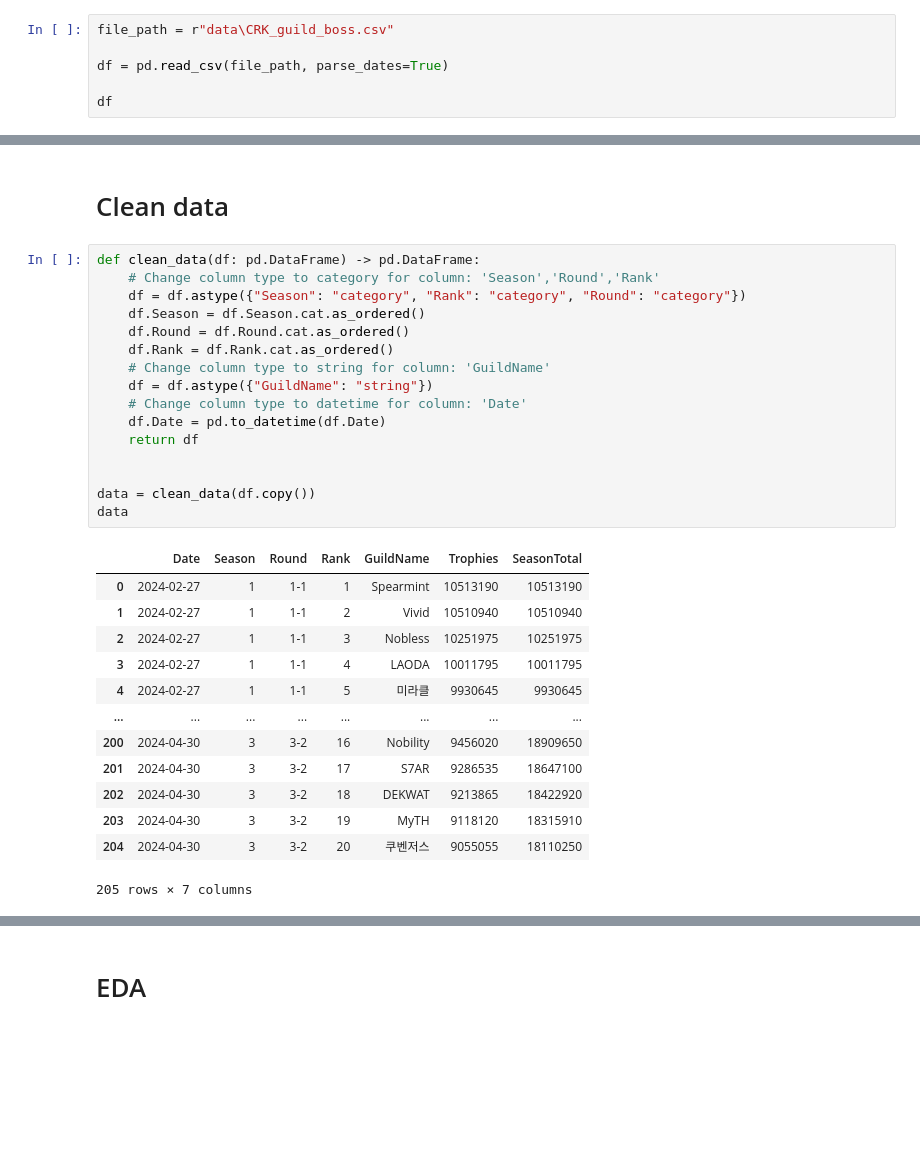
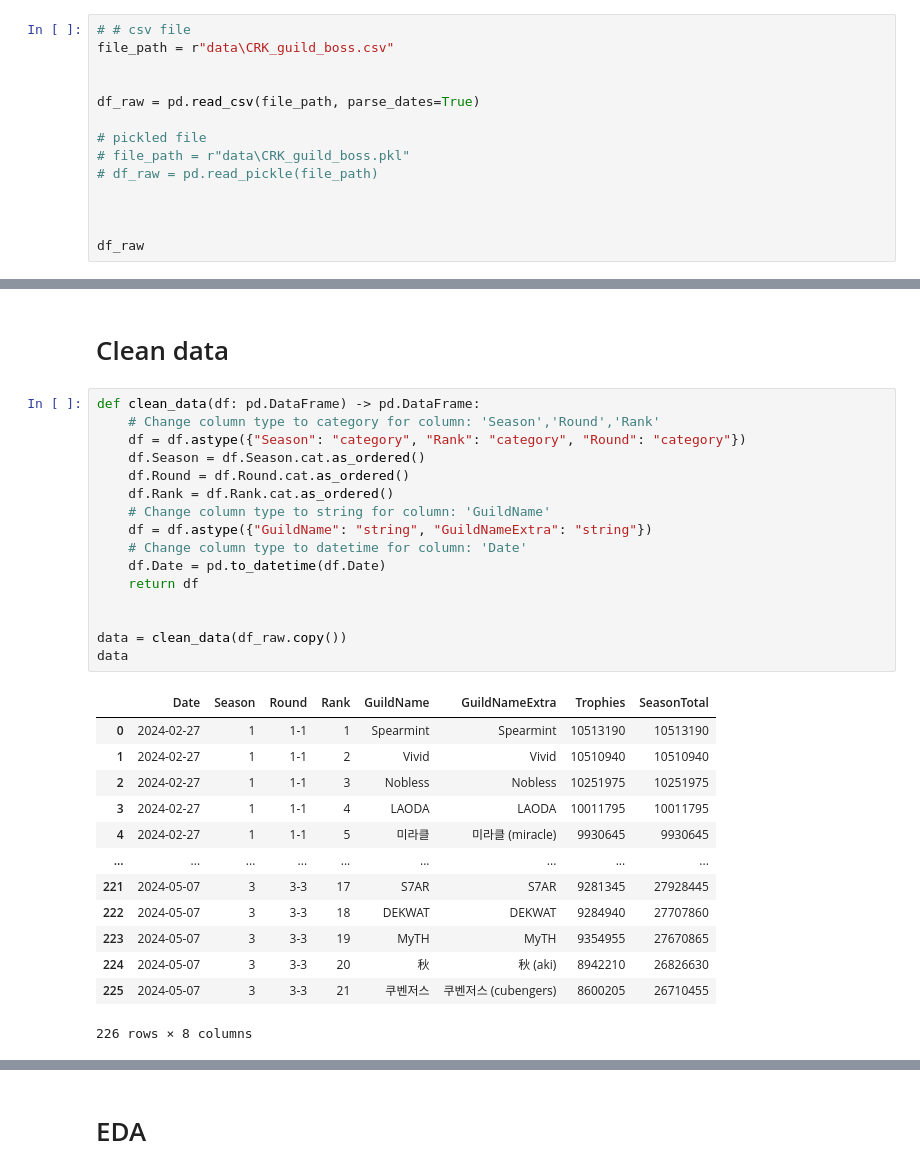
Before and after one commit to nutthawootp/CRK_guild_boss, a Jupyter notebook: report.ipynb, the cells around one changed output, grey strips where cells are left out. Drawn from its saved outputs; the diff is of its cells as text; blank space fills up the shorter version.

```diff
--- a/report.ipynb
+++ b/report.ipynb
@@ -12,9 +13,17 @@ from ydata_profiling import ProfileReport
 # %% [markdown]
 # Load data
 # %%
+# # csv file
 file_path = r"data\CRK_guild_boss.csv"
 
-df = pd.read_csv(file_path, parse_dates=True)
 
-df
+df_raw = pd.read_csv(file_path, parse_dates=True)
+
+# pickled file
+# file_path = r"data\CRK_guild_boss.pkl"
+# df_raw = pd.read_pickle(file_path)
+
+
+
+df_raw
 # %% [output]
@@ -36,33 +63,33 @@ df
 # %%
 def clean_data(df: pd.DataFrame) -> pd.DataFrame:
     # Change column type to category for column: 'Season','Round','Rank'
     df = df.astype({"Season": "category", "Rank": "category", "Round": "category"})
     df.Season = df.Season.cat.as_ordered()
     df.Round = df.Round.cat.as_ordered()
     df.Rank = df.Rank.cat.as_ordered()
     # Change column type to string for column: 'GuildName'
-    df = df.astype({"GuildName": "string"})
+    df = df.astype({"GuildName": "string", "GuildNameExtra": "string"})
     # Change column type to datetime for column: 'Date'
     df.Date = pd.to_datetime(df.Date)
     return df
 
 
-data = clean_data(df.copy())
+data = clean_data(df_raw.copy())
 data
 # %% [output]
-|  | Date | Season | Round | Rank | GuildName | Trophies | SeasonTotal |
-| 0 | 2024-02-27 | 1 | 1-1 | 1 | Spearmint | 10513190 | 10513190 |
-| 1 | 2024-02-27 | 1 | 1-1 | 2 | Vivid | 10510940 | 10510940 |
-| 2 | 2024-02-27 | 1 | 1-1 | 3 | Nobless | 10251975 | 10251975 |
-| 3 | 2024-02-27 | 1 | 1-1 | 4 | LAODA | 10011795 | 10011795 |
-| 4 | 2024-02-27 | 1 | 1-1 | 5 | 미라클 | 9930645 | 9930645 |
-| ... | ... | ... | ... | ... | ... | ... | ... |
-| 200 | 2024-04-30 | 3 | 3-2 | 16 | Nobility | 9456020 | 18909650 |
-| 201 | 2024-04-30 | 3 | 3-2 | 17 | S7AR | 9286535 | 18647100 |
-| 202 | 2024-04-30 | 3 | 3-2 | 18 | DEKWAT | 9213865 | 18422920 |
-| 203 | 2024-04-30 | 3 | 3-2 | 19 | MyTH | 9118120 | 18315910 |
-| 204 | 2024-04-30 | 3 | 3-2 | 20 | 쿠벤저스 | 9055055 | 18110250 |
+|  | Date | Season | Round | Rank | GuildName | GuildNameExtra | Trophies | SeasonTotal |
+| 0 | 2024-02-27 | 1 | 1-1 | 1 | Spearmint | Spearmint | 10513190 | 10513190 |
+| 1 | 2024-02-27 | 1 | 1-1 | 2 | Vivid | Vivid | 10510940 | 10510940 |
+| 2 | 2024-02-27 | 1 | 1-1 | 3 | Nobless | Nobless | 10251975 | 10251975 |
+| 3 | 2024-02-27 | 1 | 1-1 | 4 | LAODA | LAODA | 10011795 | 10011795 |
+| 4 | 2024-02-27 | 1 | 1-1 | 5 | 미라클 | 미라클 (miracle) | 9930645 | 9930645 |
+| ... | ... | ... | ... | ... | ... | ... | ... | ... |
+| 221 | 2024-05-07 | 3 | 3-3 | 17 | S7AR | S7AR | 9281345 | 27928445 |
+| 222 | 2024-05-07 | 3 | 3-3 | 18 | DEKWAT | DEKWAT | 9284940 | 27707860 |
+| 223 | 2024-05-07 | 3 | 3-3 | 19 | MyTH | MyTH | 9354955 | 27670865 |
+| 224 | 2024-05-07 | 3 | 3-3 | 20 | 秋 | 秋 (aki) | 8942210 | 26826630 |
+| 225 | 2024-05-07 | 3 | 3-3 | 21 | 쿠벤저스 | 쿠벤저스 (cubengers) | 8600205 | 26710455 |
-205 rows × 7 columns
+226 rows × 8 columns
 # %%
 data.info()
 # %% [output]
```
Also changed, not shown: parts of 30 cells of this notebook, 13 other files.
